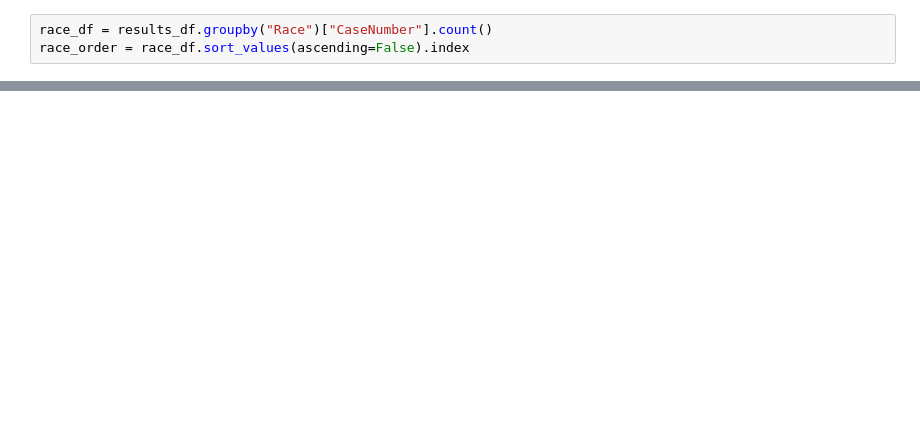
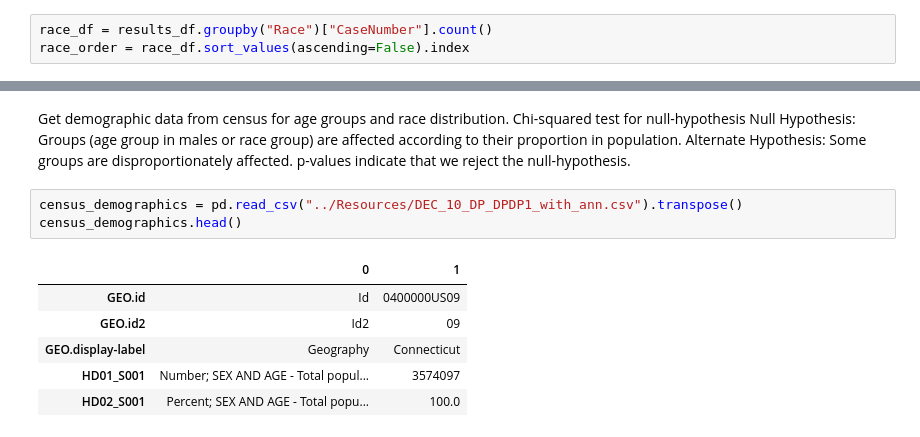
Before and after one commit to yayunl/DataViz-Project1, a Jupyter notebook: Code/sex_age_distribution.ipynb, the cells around one changed output, grey strips where cells are left out. Saved outputs shown, nothing was run; the diff lists cells and outputs as text; blank space fills up the shorter version.

Commit message:
Update code and output for race/sex/age distribution

```diff
--- a/Code/sex_age_distribution.ipynb
+++ b/Code/sex_age_distribution.ipynb
@@ -185,0 +225,15 @@ plt.show()
+# %% [markdown]
+Get demographic data from census for age groups and race distribution. Chi-squared test for null-hypothesis
+Null Hypothesis: Groups (age group in males or race group) are affected according to their proportion in population.
+Alternate Hypothesis: Some groups are disproportionately affected.
+p-values indicate that we reject the null-hypothesis.
+# %%
+census_demographics = pd.read_csv("../Resources/DEC_10_DP_DPDP1_with_ann.csv").transpose()
+census_demographics.head()
+# %% [output]
+|  | 0 | 1 |
+| GEO.id | Id | 0400000US09 |
+| GEO.id2 | Id2 | 09 |
+| GEO.display-label | Geography | Connecticut |
+| HD01_S001 | Number; SEX AND AGE - Total popul... | 3574097 |
+| HD02_S001 | Percent; SEX AND AGE - Total popu... | 100.0 |
```
Also changed, not shown: parts of 29 cells of this notebook, 2 other files.
